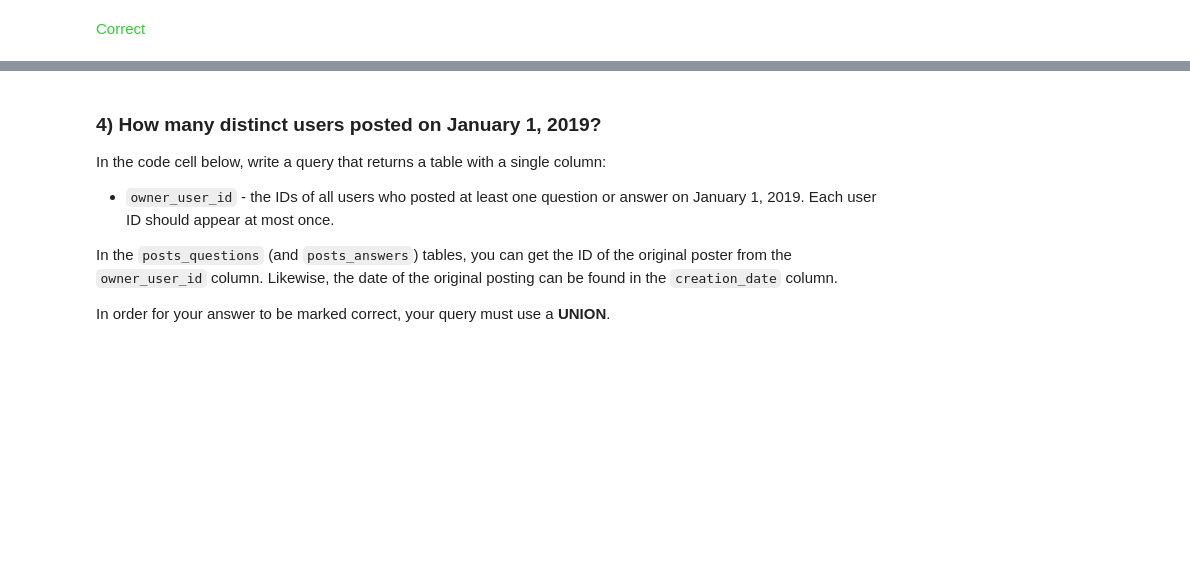
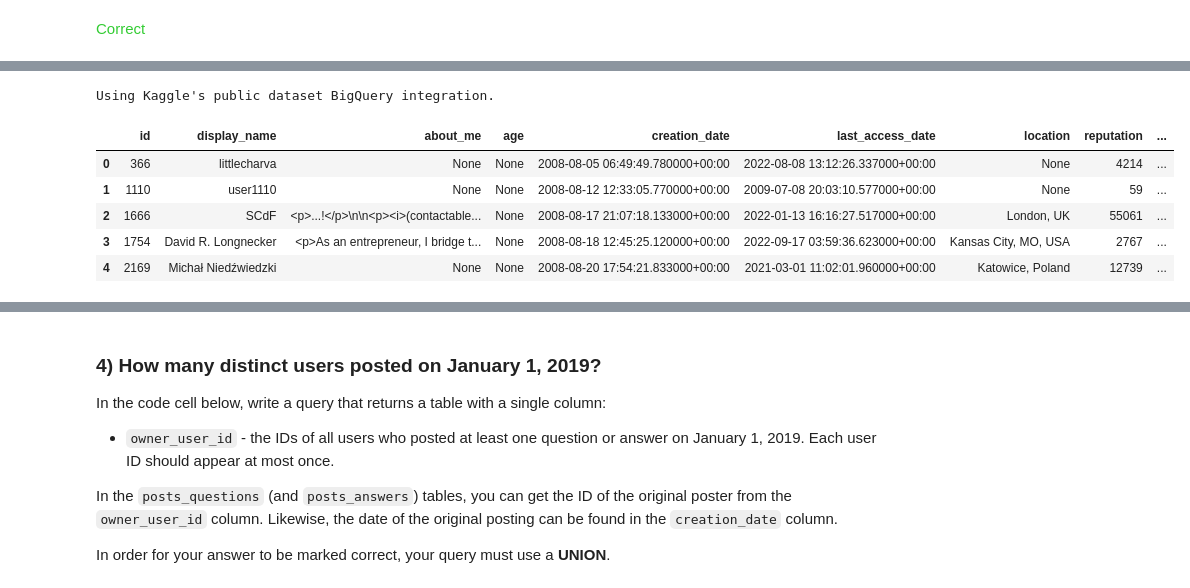
Before and after one commit to shashi247/kaggle_learn, a Jupyter notebook: exercise-joins-and-unions.ipynb, the cells around one changed output, grey strips where cells are left out. Cells and saved outputs as stored; diff of their text form; code cells hidden in the pictures; blank space fills up the shorter version.

Commit message:
Kaggle Notebook | Exercise: JOINs and UNIONs | Version 2

```diff
--- a/exercise-joins-and-unions.ipynb
+++ b/exercise-joins-and-unions.ipynb
@@ -229,0 +220,28 @@ q_3.check()
+# %%
+from google.cloud import bigquery
+
+# Create a "Client" object
+client = bigquery.Client()
+
+# Construct a reference to the "stackoverflow" dataset
+dataset_ref = client.dataset("stackoverflow", project="bigquery-public-data")
+
+# API request - fetch the dataset
+dataset = client.get_dataset(dataset_ref)
+
+# Construct a reference to the "users" table
+table_ref = dataset_ref.table("users")
+
+# API request - fetch the table
+table = client.get_table(table_ref)
+
+# Preview the first five lines of the table
+client.list_rows(table, max_results=5).to_dataframe()
+# %% [output]
+Using Kaggle's public dataset BigQuery integration.
+|  | id | display_name | about_me | age | creation_date | last_access_date | location | reputation | ... |
+| 0 | 366 | littlecharva | None | None | 2008-08-05 06:49:49.780000+00:00 | 2022-08-08 13:12:26.337000+00:00 | None | 4214 | ... |
+| 1 | 1110 | user1110 | None | None | 2008-08-12 12:33:05.770000+00:00 | 2009-07-08 20:03:10.577000+00:00 | None | 59 | ... |
+| 2 | 1666 | SCdF | <p>...!</p>\n\n<p><i>(contactable... | None | 2008-08-17 21:07:18.133000+00:00 | 2022-01-13 16:16:27.517000+00:00 | London, UK | 55061 | ... |
+| 3 | 1754 | David R. Longnecker | <p>As an entrepreneur, I bridge t... | None | 2008-08-18 12:45:25.120000+00:00 | 2022-09-17 03:59:36.623000+00:00 | Kansas City, MO, USA | 2767 | ... |
+| 4 | 2169 | Michał Niedźwiedzki | None | None | 2008-08-20 17:54:21.833000+00:00 | 2021-03-01 11:02:01.960000+00:00 | Katowice, Poland | 12739 | ... |
```
Also changed, not shown: parts of 5 cells of this notebook.
